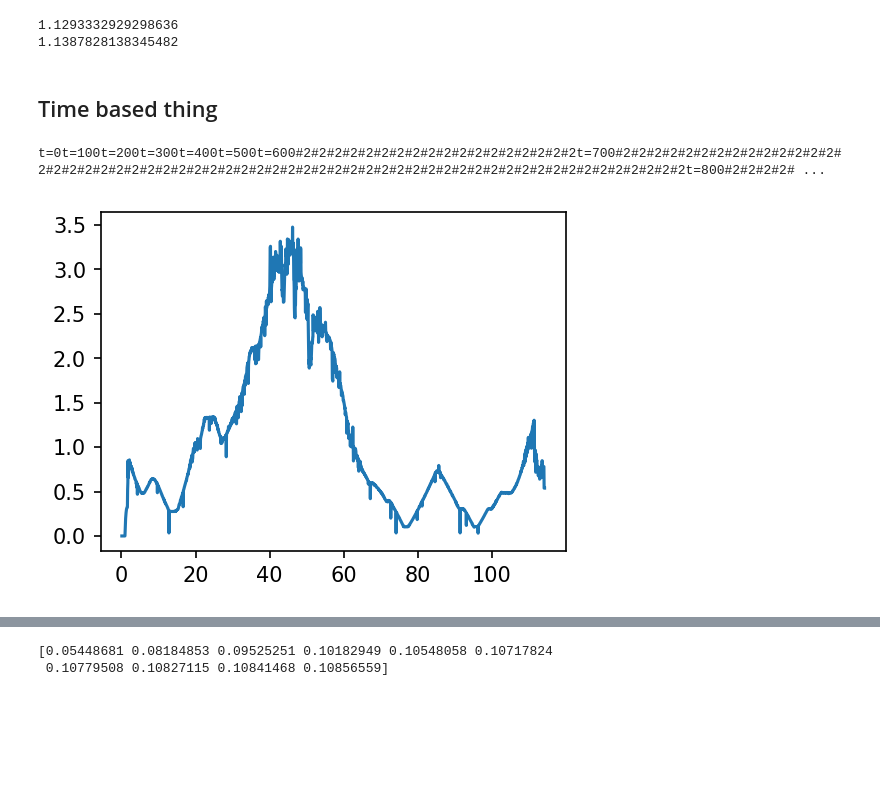
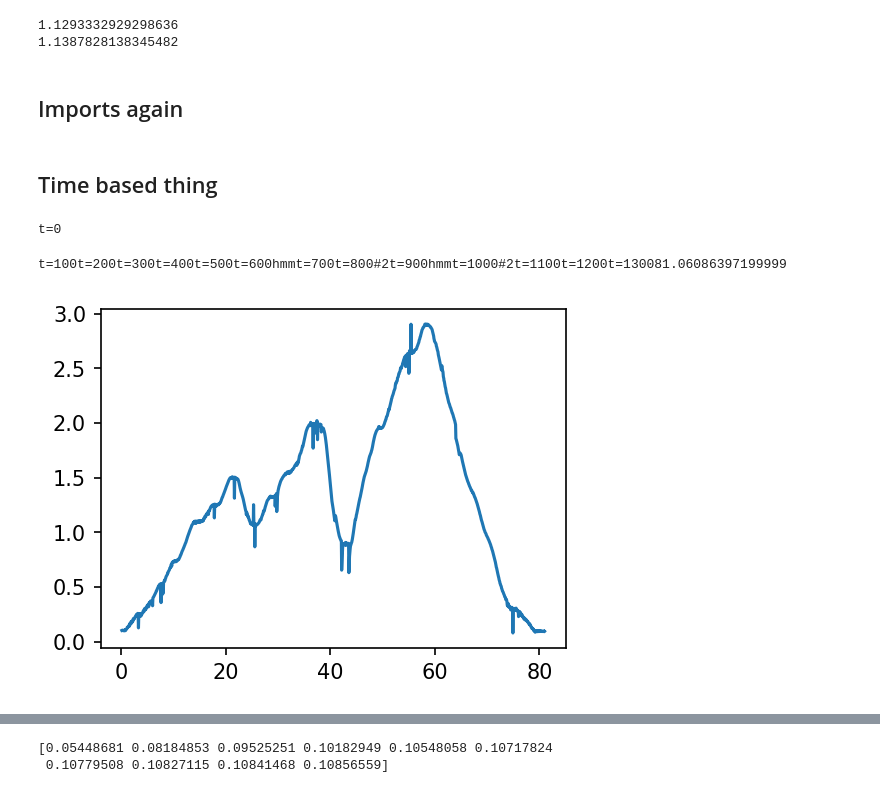
Before and after one commit to Laserbean/ENMT482_Ass1, a Jupyter notebook: Assignment1.ipynb, the cells around one changed output, grey strips where cells are left out. Saved outputs shown, nothing was run; the diff lists cells and outputs as text; code cells hidden in the pictures; blank space fills up the shorter version.

```diff
--- a/Assignment1.ipynb
+++ b/Assignment1.ipynb
@@ -704,7 +734,7 @@ print(range_[t])
 
 totalvar = 0
 topsum = 0
-g_sonar, _= invertH(h_sn1, sonar1[t])
+g_sonar = invertH(h_sn1, sonar1[t])
 varsn1 = var_x_sn1[findIndex2(g_sonar, xaxis_sn1)]
 
 topsum += g_sonar/varsn1
@@ -738,3 +768,5 @@ print(g_blue)
 # %% [output]
 1.1293332929298636
 1.1387828138345482
+# %% [markdown]
+## Imports again
@@ -741,3 +780,10 @@ print(g_blue)
+# %%
+
+filename = 'training2.csv'
+data2 = np.loadtxt(filename, delimiter=',', skiprows=1)
+
+# Split into columns
+index, time, range_, velocity_command, raw_ir1, raw_ir2, raw_ir3, raw_ir4, sonar1, sonar2 = data2.T
 # %% [markdown]
 ## Time based thing
 # %%
@@ -766,8 +812,10 @@ for t in range(0, theend): #len(time)
     # x_estimate = np.append(x_estimate, x_now)
 
     if not np.isnan(x_now):
-        topsum += x_now/W_var
-        totalvar += 1/W_var
+        cur_w_var = w_var/(velocity_command[t])**2
+
+        topsum += x_now/cur_w_var
+        totalvar += 1/cur_w_var
 
 
 
@@ -781,60 +829,52 @@ for t in range(0, theend): #len(time)
 
 
     g_1ir3, g_2ir3 = ambInvertH(h_ir3, raw_ir3[t], mid=1)
-    # if (not g_1ir3 == None and not g_2ir3 == None):
-    #     if np.abs(g_1ir3 -g_blue) < np.abs(g_2ir3 -g_blue):
-    #         g_2ir3 = None
-    #     else:
-    #         g_1ir3 = None
-
     if (not g_1ir3 == None and np.abs(g_blue - g_1ir3) < tooFar):
-        varir31 = var_x_ir3[findIndex2(g_1ir3, xaxis_ir3)]
+        # varir31 = var_x_ir3[findIndex2(g_1ir3, xaxis_ir3)]
+        v_varir31 = err_var_ir3
+        varir31 = v_varir31 / (diff(h_ir3, g_1ir3))**2
         # varir31 = 0.5
         topsum += g_1ir3/varir31
         totalvar += 1/varir31
 
     if (not g_2ir3 == None and np.abs(g_blue - g_2ir3) < tooFar):
-        varir32 = var_x_ir3[findIndex2(g_2ir3, xaxis_ir3)]
+        # varir32 = var_x_ir3[findIndex2(g_2ir3, xaxis_ir3)]
+        v_varir32 = err_var_ir3
+        varir32 = v_varir32/ (diff(h_ir3, g_2ir3))**2
         # varir32 = 0.5
         topsum += g_2ir3/varir32
         totalvar += 1/varir32
 
     g_1ir4, g_2ir4 = ambInvertH(h_ir4, raw_ir4[t], mid=0.44)
 
-    # if (not g_1ir4 == None and not g_2ir4 == None):
-    #     if np.abs(g_1ir4 -g_blue) < np.abs(g_2ir4 -g_blue):
-    #         g_2ir4 = None
-    #     else:
-    #         g_1ir4 = None
-
-
-
     if (not g_1ir4 == None and np.abs(g_blue - g_1ir4) < tooFar):
-        varir41 = var_x_ir4[findIndex2(g_1ir4, xaxis_ir4)]
-        # varir41 = 0.5
+        v_varir41 = err_var_ir4
+        varir41 = v_varir41 / (diff(h_ir4, g_1ir4))**2
         topsum += g_1ir4/varir41
         totalvar += 1/varir41
     if (not g_2ir4 == None and np.abs(g_blue - g_2ir4) < tooFar):
-        varir42 = var_x_ir4[findIndex2(g_2ir4, xaxis_ir4)]
-        # varir42 =0.5
+        v_varir42 = err_var_ir4
+        varir42 = v_varir42 / (diff(h_ir4, g_2ir4))**2
         topsum += g_2ir4/varir42
 
         totalvar += 1/varir42
-
     if (totalvar != 0):
         g_blue = topsum / totalvar
+    else:
+        print("hmm", end="")
 
     range_est = np.append(range_est, g_blue)
 
 
 
     # print(g_blue)
 plt.figure(figsize=(4,3), dpi = 150 )
 plt.plot(time[0:theend], range_est)
 print(time[theend])
 # %% [output]
-t=0t=100t=200t=300t=400t=500t=600#2#2#2#2#2#2#2#2#2#2#2#2#2#2#2#2#2#2t=700#2#2#2#2#2#2#2#2#2#2#2#2#2#2#2#2#2#2#2#2#2#2#2#2#2#2#2#2#2#2#2#2#2#2#2#2#2#2#2#2#2#2#2#2#2#2#2#2#2#2#2#2#2#2#2#2t=800#2#2#2#2# ...
+t=0
+t=100t=200t=300t=400t=500t=600hmmt=700t=800#2t=900hmmt=1000#2t=1100t=1200t=130081.06086397199999
-[figure, old version]
+[figure, new version]
 # %%
 plt.figure(figsize=(4,3), dpi = 150 )
 plt.plot(time[0:theend], range_est)
```
Also changed, not shown: parts of 19 cells of this notebook.
